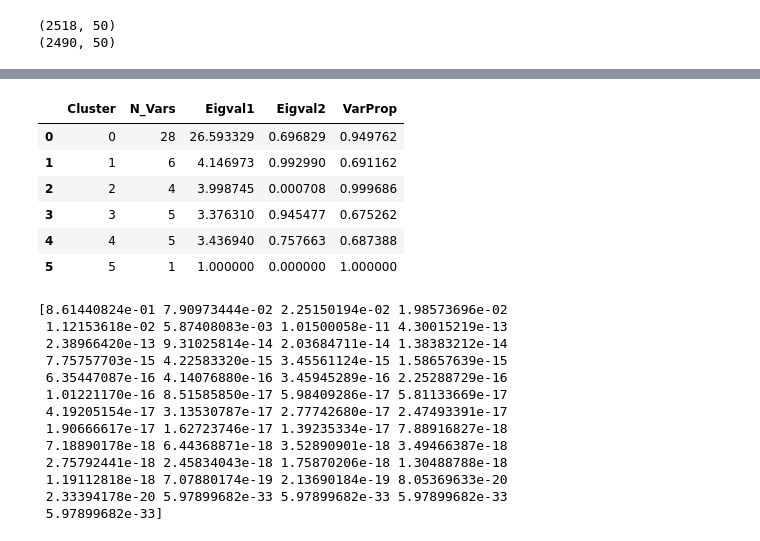
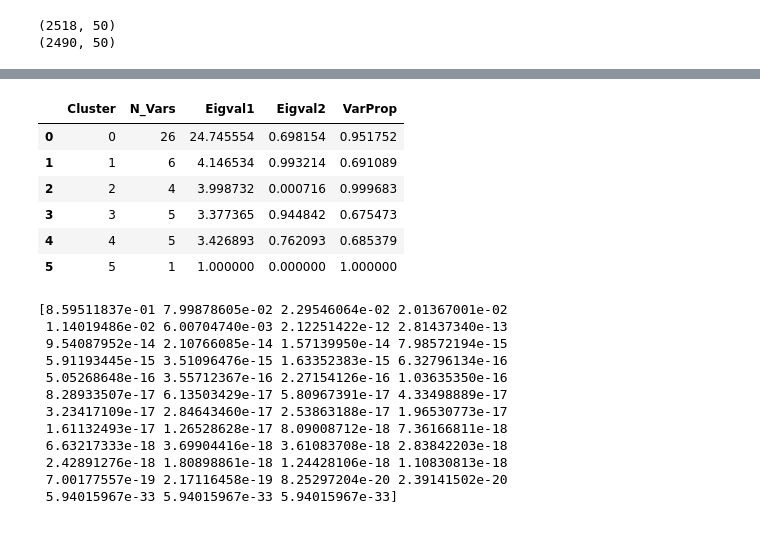
Before and after one commit to fmedrano2019/TraderJoes, a Jupyter notebook: TDAmeritrade-data-extraction.ipynb, the cells around one changed output, grey strips where cells are left out. Drawn from its saved outputs; the diff is of its cells as text; code cells hidden in the pictures.

```diff
--- a/TDAmeritrade-data-extraction.ipynb
+++ b/TDAmeritrade-data-extraction.ipynb
@@ -249,21 +258,21 @@ data.to_csv("data/" + filename, index=False)
 # %%
 # Use Varclushi for feature importance and reduction
 
 #Drop row number columns and close_aapl price for feature correlation
 feature_data = data.drop(columns='close_aapl')
-feature_data = data.drop(columns='row_number')
-feature_data = data.drop(columns='datetime')
+feature_data = feature_data.drop(columns='row_number')
+feature_data = feature_data.drop(columns='datetime')
 
 data_vc = VarClusHi(feature_data, maxeigval2 = 1, maxclus = None)
 data_vc.varclus()
 data_vc.info
 # %% [output]
 |  | Cluster | N_Vars | Eigval1 | Eigval2 | VarProp |
-| 0 | 0 | 28 | 26.593329 | 0.696829 | 0.949762 |
-| 1 | 1 | 6 | 4.146973 | 0.992990 | 0.691162 |
-| 2 | 2 | 4 | 3.998745 | 0.000708 | 0.999686 |
-| 3 | 3 | 5 | 3.376310 | 0.945477 | 0.675262 |
-| 4 | 4 | 5 | 3.436940 | 0.757663 | 0.687388 |
+| 0 | 0 | 26 | 24.745554 | 0.698154 | 0.951752 |
+| 1 | 1 | 6 | 4.146534 | 0.993214 | 0.691089 |
+| 2 | 2 | 4 | 3.998732 | 0.000716 | 0.999683 |
+| 3 | 3 | 5 | 3.377365 | 0.944842 | 0.675473 |
+| 4 | 4 | 5 | 3.426893 | 0.762093 | 0.685379 |
 | 5 | 5 | 1 | 1.000000 | 0.000000 | 1.000000 |
 # %%
 # As demonstrated above, varclushi appears to cluster the technical/basic indicators of each individual asset together
@@ -283,19 +292,18 @@ pca.fit(data_pca)
 explained_variances = pca.explained_variance_ratio_
 print(explained_variances)
 # %% [output]
-[8.61440824e-01 7.90973444e-02 2.25150194e-02 1.98573696e-02
- 1.12153618e-02 5.87408083e-03 1.01500058e-11 4.30015219e-13
- 2.38966420e-13 9.31025814e-14 2.03684711e-14 1.38383212e-14
- 7.75757703e-15 4.22583320e-15 3.45561124e-15 1.58657639e-15
- 6.35447087e-16 4.14076880e-16 3.45945289e-16 2.25288729e-16
- 1.01221170e-16 8.51585850e-17 5.98409286e-17 5.81133669e-17
- 4.19205154e-17 3.13530787e-17 2.77742680e-17 2.47493391e-17
- 1.90666617e-17 1.62723746e-17 1.39235334e-17 7.88916827e-18
- 7.18890178e-18 6.44368871e-18 3.52890901e-18 3.49466387e-18
- 2.75792441e-18 2.45834043e-18 1.75870206e-18 1.30488788e-18
- 1.19112818e-18 7.07880174e-19 2.13690184e-19 8.05369633e-20
- 2.33394178e-20 5.97899682e-33 5.97899682e-33 5.97899682e-33
- 5.97899682e-33]
+[8.59511837e-01 7.99878605e-02 2.29546064e-02 2.01367001e-02
+ 1.14019486e-02 6.00704740e-03 2.12251422e-12 2.81437340e-13
+ 9.54087952e-14 2.10766085e-14 1.57139950e-14 7.98572194e-15
+ 5.91193445e-15 3.51096476e-15 1.63352383e-15 6.32796134e-16
+ 5.05268648e-16 3.55712367e-16 2.27154126e-16 1.03635350e-16
+ 8.28933507e-17 6.13503429e-17 5.80967391e-17 4.33498889e-17
+ 3.23417109e-17 2.84643460e-17 2.53863188e-17 1.96530773e-17
+ 1.61132493e-17 1.26528628e-17 8.09008712e-18 7.36166811e-18
+ 6.63217333e-18 3.69904416e-18 3.61083708e-18 2.83842203e-18
+ 2.42891276e-18 1.80898861e-18 1.24428106e-18 1.10830813e-18
+ 7.00177557e-19 2.17116458e-19 8.25297204e-20 2.39141502e-20
+ 5.94015967e-33 5.94015967e-33 5.94015967e-33]
 # %%
 # Visualize explained variance ratios
 import matplotlib.pyplot as plt
```
Also changed, not shown: parts of 11 cells of this notebook, 2 other files.
